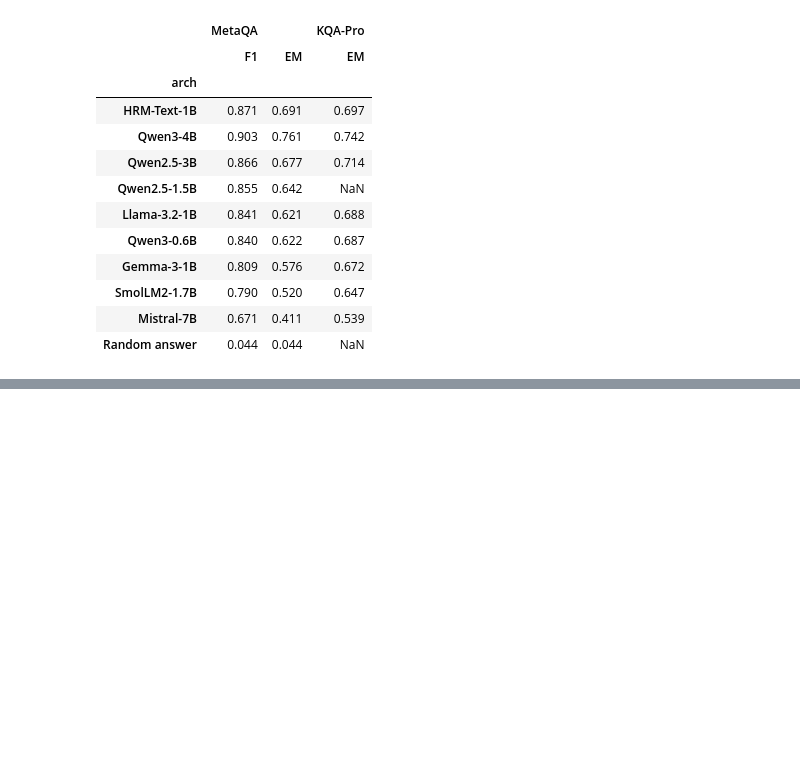
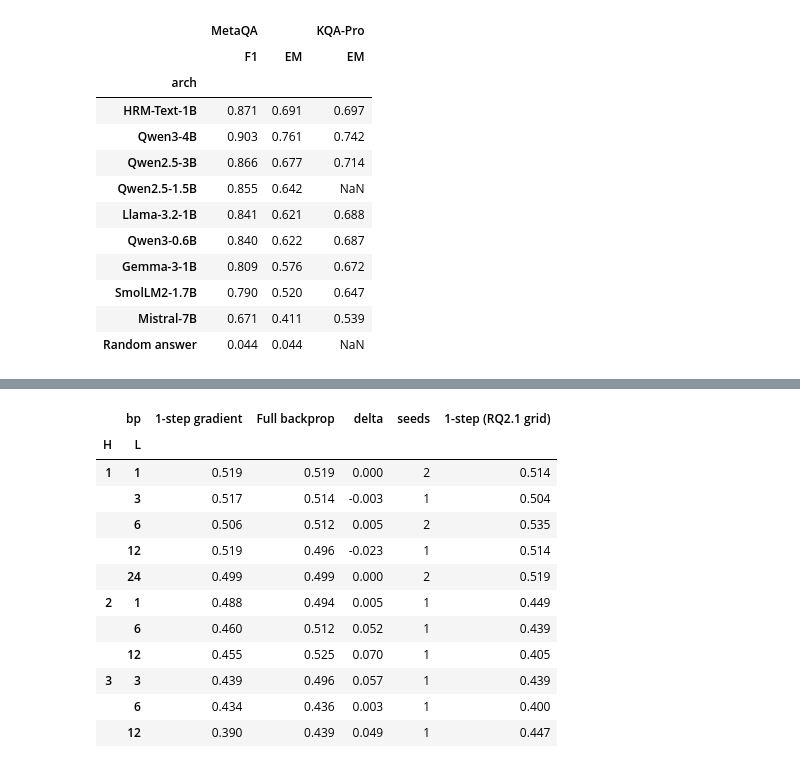
Before and after one commit to MariusAAROS/HRM-Text-for-Graphs, a Jupyter notebook: report/paper_results.ipynb, the cells around one changed output, grey strips where cells are left out. Cells and saved outputs as stored; diff of their text form; code cells hidden in the pictures; blank space fills up the shorter version.

```diff
--- a/report/paper_results.ipynb
+++ b/report/paper_results.ipynb
@@ -1675,0 +1693,41 @@ Random answer & 0.044 & 0.044 & -- \\
+# %%
+# Local full-BP vs 1-step reruns (scripts/run_graphqa_fullbp_local.sh): one row per run, exported
+# from the eval reports by scripts/summarize_graphqa_fullbp.py. Repeated seeds are averaged.
+fullbp_local = pd.read_csv(RESULTS_DIR / "graphqa-fullbp-local.csv")
+
+
+# Reindexed on the full RQ2.1 axes, so every cell sits where it does in `ablation_hl_grid`.
+def local_grid(regime):
+    return (
+        fullbp_local[fullbp_local["bp"] == regime]
+        .pivot_table(index="H", columns="L", values="accuracy", aggfunc="mean")
+        .reindex(index=H_VALS, columns=L_VALS)
+    )
+
+
+local_grids = {regime: local_grid(regime) for regime in (TRUNC_BP, FULL_BP)}
+
+# Per-cell comparison; the matching RQ2.1 grid cell checks that the 1-step rerun reproduces it.
+fullbp_local_table = fullbp_local.pivot_table(
+    index=["H", "L"], columns="bp", values="accuracy", aggfunc="mean"
+)[[TRUNC_BP, FULL_BP]]
+fullbp_local_table["delta"] = fullbp_local_table[FULL_BP] - fullbp_local_table[TRUNC_BP]
+fullbp_local_table["seeds"] = fullbp_local.groupby(["H", "L"])["seed"].nunique()
+fullbp_local_table["1-step (RQ2.1 grid)"] = (
+    abl_grid[abl_grid["family"] == "HRM"].set_index(["H", "L"])["accuracy"]
+)
+fullbp_local_table.round(3)
+# %% [output]
+|  | bp | 1-step gradient | Full backprop | delta | seeds | 1-step (RQ2.1 grid) |
+| H | L |  |  |  |  |  |
+| 1 | 1 | 0.519 | 0.519 | 0.000 | 2 | 0.514 |
+|  | 3 | 0.517 | 0.514 | -0.003 | 1 | 0.504 |
+|  | 6 | 0.506 | 0.512 | 0.005 | 2 | 0.535 |
+|  | 12 | 0.519 | 0.496 | -0.023 | 1 | 0.514 |
+|  | 24 | 0.499 | 0.499 | 0.000 | 2 | 0.519 |
+| 2 | 1 | 0.488 | 0.494 | 0.005 | 1 | 0.449 |
+|  | 6 | 0.460 | 0.512 | 0.052 | 1 | 0.439 |
+|  | 12 | 0.455 | 0.525 | 0.070 | 1 | 0.405 |
+| 3 | 3 | 0.439 | 0.496 | 0.057 | 1 | 0.439 |
+|  | 6 | 0.434 | 0.436 | 0.003 | 1 | 0.400 |
+|  | 12 | 0.390 | 0.439 | 0.049 | 1 | 0.447 |
```
Also changed, not shown: parts of 3 cells of this notebook, 8 other files.
